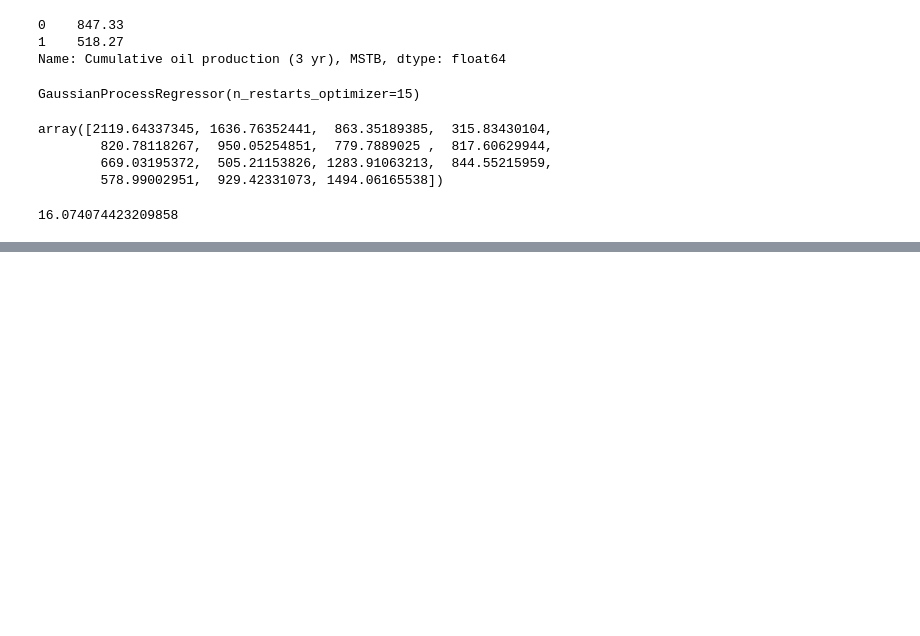
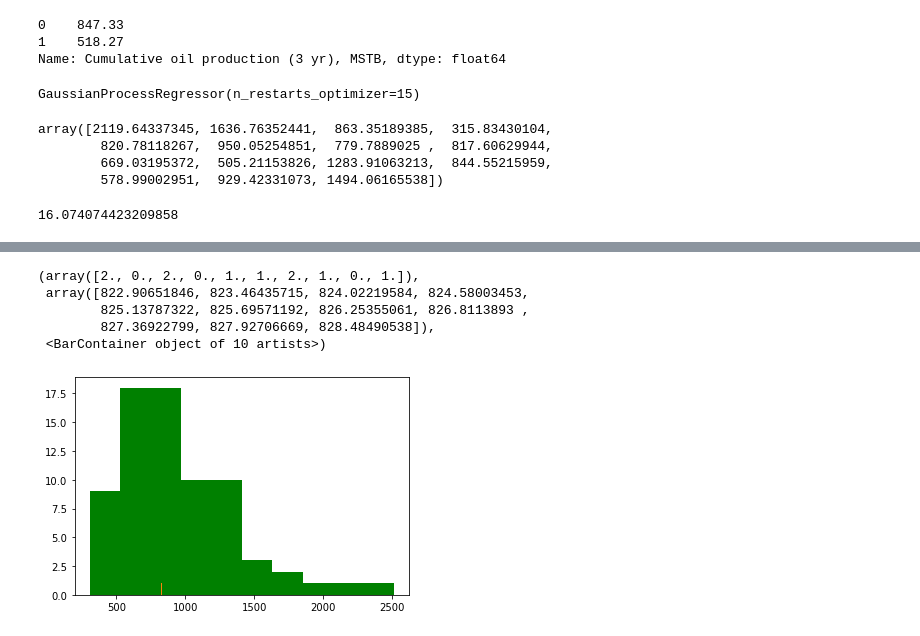
Before and after one commit to PGEHackathon/High-Risk-Low-Return, a Jupyter notebook: ML_scratchPaper.ipynb, the cells around one changed output, grey strips where cells are left out. Cells and saved outputs as stored; diff of their text form; code cells hidden in the pictures; blank space fills up the shorter version.

```diff
--- a/ML_scratchPaper.ipynb
+++ b/ML_scratchPaper.ipynb
@@ -185,0 +390,11 @@ np.mean(np.abs(y_pred - y_test)/y_test * 100)
+# %%
+fir, ax = plt.subplots()
+ax.hist(df_agg_merge_producer_target, facecolor='g')
+ax.hist(result3)
+# %% [output]
+(array([2., 0., 2., 0., 1., 1., 2., 1., 0., 1.]),
+ array([822.90651846, 823.46435715, 824.02219584, 824.58003453,
+        825.13787322, 825.69571192, 826.25355061, 826.8113893 ,
+        827.36922799, 827.92706669, 828.48490538]),
+ <BarContainer object of 10 artists>)
+[figure, added]
```
Also changed, not shown: parts of 38 cells of this notebook, 2 other files.
